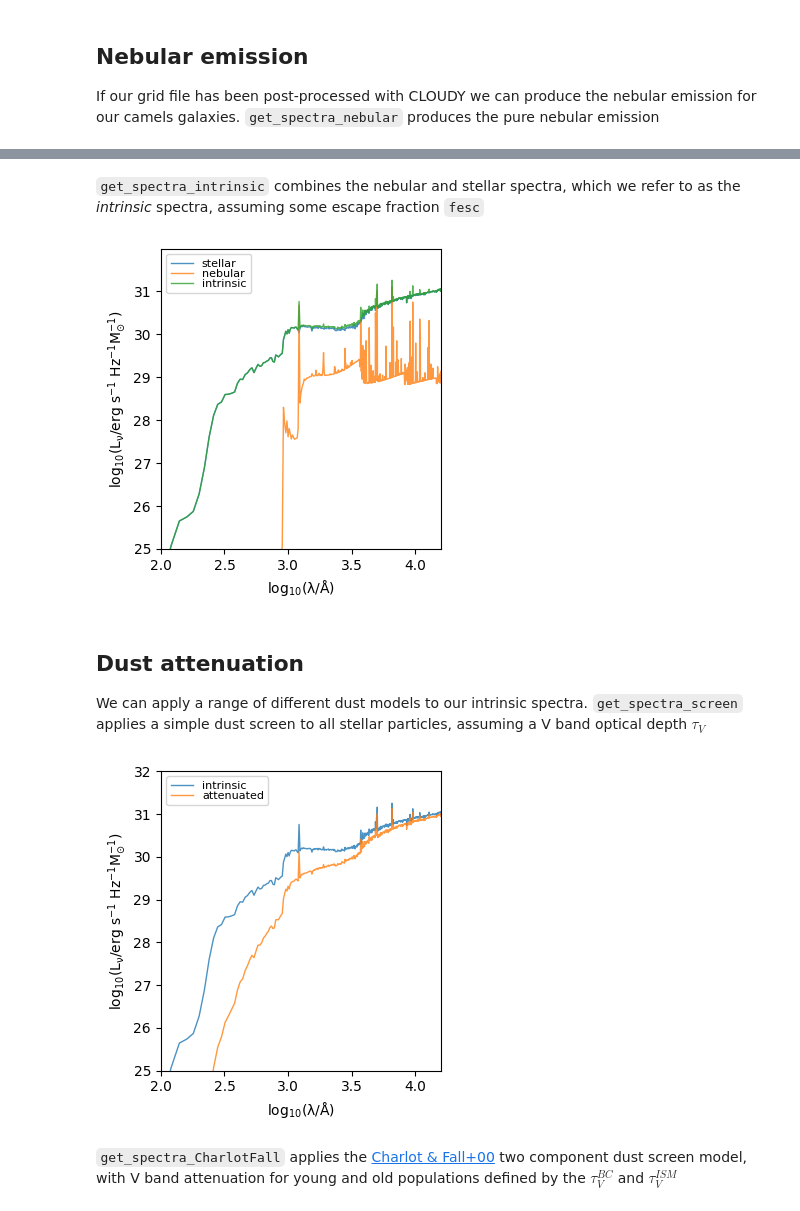
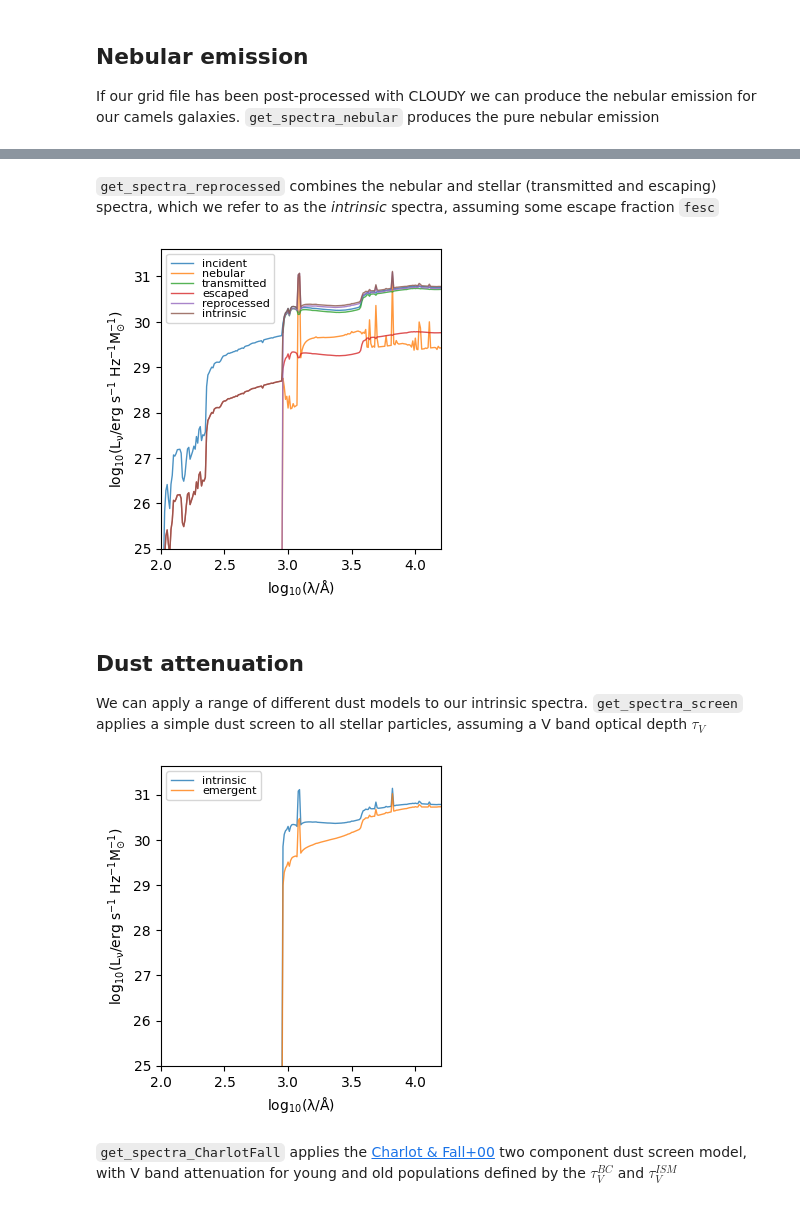
Before and after one commit to synthesizer-project/synthesizer, a Jupyter notebook: docs/source/cosmo/cosmo_example.ipynb, the cells around one changed output, grey strips where cells are left out. Drawn from its saved outputs; the diff is of its cells as text; code cells hidden in the pictures.

```diff
--- a/docs/source/cosmo/cosmo_example.ipynb
+++ b/docs/source/cosmo/cosmo_example.ipynb
@@ -104,25 +106,25 @@ plt.show()
 # %% [markdown]
-`get_spectra_intrinsic` combines the nebular and stellar spectra, which we refer to as the *intrinsic* spectra, assuming some escape fraction `fesc`
+`get_spectra_reprocessed` combines the nebular and stellar (transmitted and escaping) spectra, which we refer to as the *intrinsic* spectra, assuming some escape fraction `fesc`
 # %%
-spec = g.get_spectra_intrinsic(grid, fesc=0.1)
+spec = g.get_spectra_reprocessed(grid, fesc=0.1)
 fig, ax = g.plot_spectra()
 ax.set_ylim(25,)
 ax.set_xlim(2, 4.2)
 plt.show()
 # %% [output]
-[figure, old version]
+[figure, new version]
 # %% [markdown]
 ## Dust attenuation
 
 We can apply a range of different dust models to our intrinsic spectra. `get_spectra_screen` applies a simple dust screen to all stellar particles, assuming a V band optical depth $\tau_V$
 # %%
-spec = g.get_spectra_screen(grid, tau_v=0.33, fesc=0.1)
-fig, ax = g.plot_spectra(spectra_to_plot=['intrinsic', 'attenuated'])
+spec = g.get_spectra_screen(grid, tau_v=0.33)
+fig, ax = g.plot_spectra(spectra_to_plot=['intrinsic', 'emergent'])
 ax.set_ylim(25,)
 ax.set_xlim(2, 4.2)
 plt.show()
 # %% [output]
-[figure, old version]
+[figure, new version]
 # %% [markdown]
 `get_spectra_CharlotFall` applies the [Charlot & Fall+00](https://ui.adsabs.harvard.edu/abs/2000ApJ...539..718C/abstract) two component dust screen model, with V band attenuation for young and old populations defined by the $\tau_V^{BC}$ and $\tau_V^{ISM}$
 # %%
```
Also changed, not shown: parts of 10 cells of this notebook.
